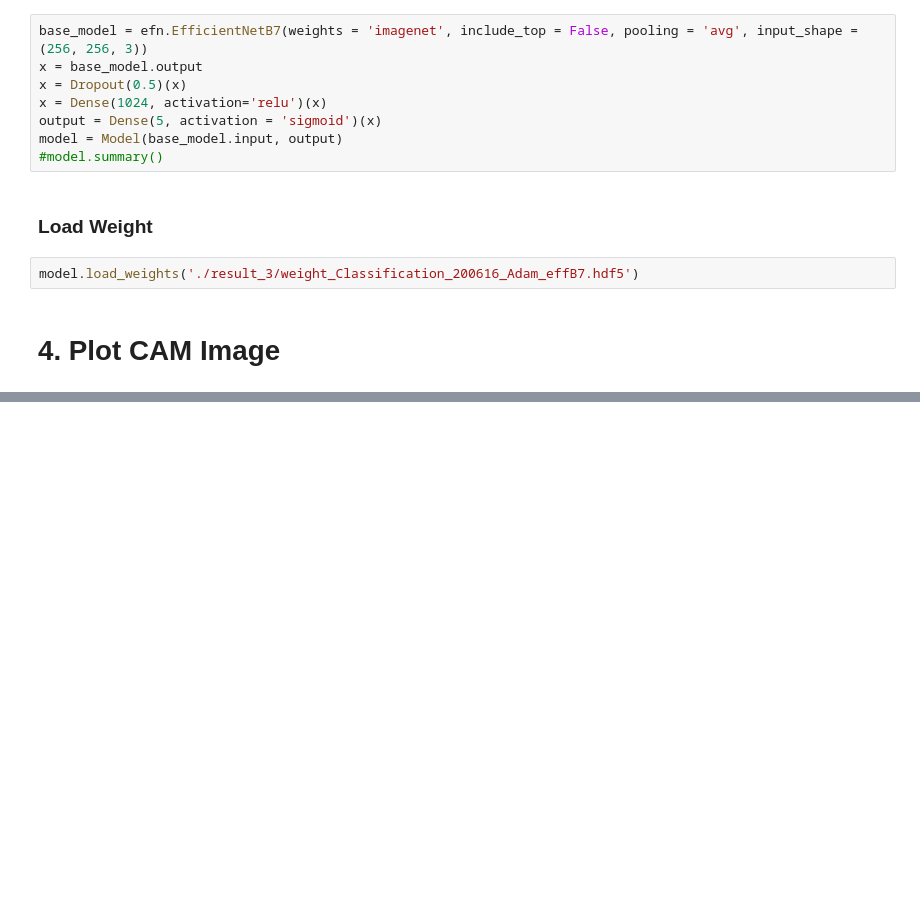
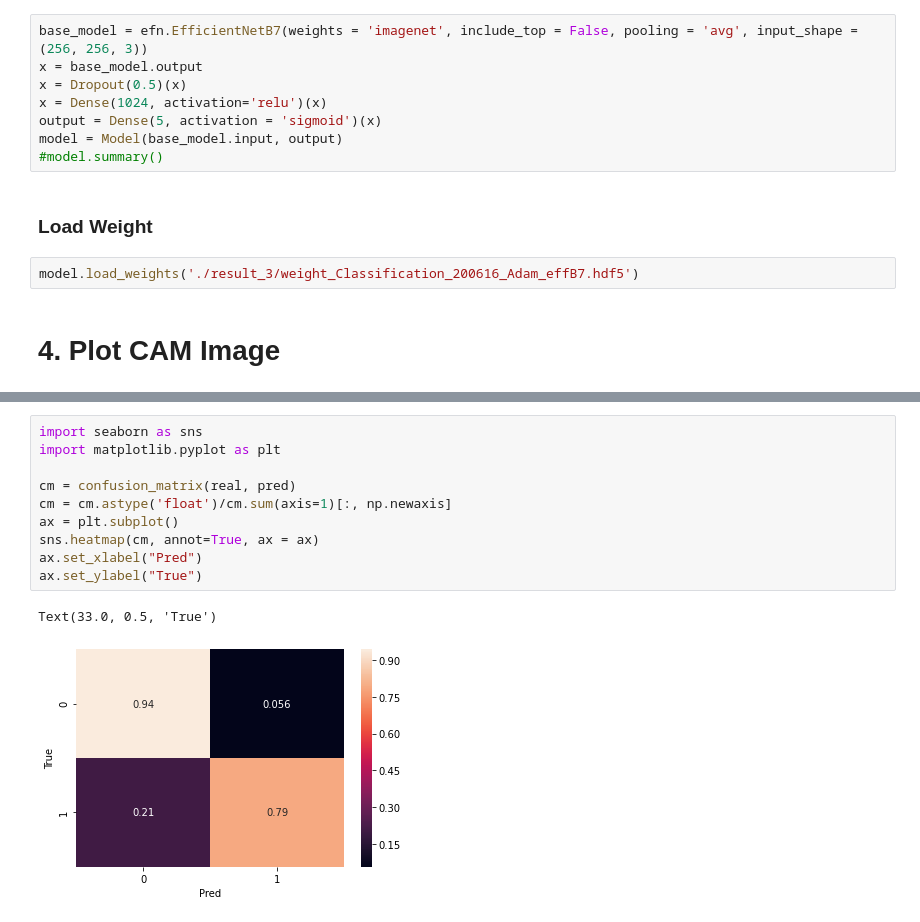
Before and after one commit to yebiny/Diagnosis-brain-CTimages, a Jupyter notebook: 6-CAM/cam_example.ipynb, the cells around one changed output, grey strips where cells are left out. Drawn from its saved outputs; the diff is of its cells as text; blank space fills up the shorter version.

```diff
--- a/6-CAM/cam_example.ipynb
+++ b/6-CAM/cam_example.ipynb
@@ -218,0 +239,13 @@ input shape: (256, 256, 3)
+# %%
+import seaborn as sns
+import matplotlib.pyplot as plt
+
+cm = confusion_matrix(real, pred)
+cm = cm.astype('float')/cm.sum(axis=1)[:, np.newaxis]
+ax = plt.subplot()
+sns.heatmap(cm, annot=True, ax = ax)
+ax.set_xlabel("Pred")
+ax.set_ylabel("True")
+# %% [output]
+Text(33.0, 0.5, 'True')
+[figure, added]
```
Also changed, not shown: parts of 5 cells of this notebook, 1 other file.
